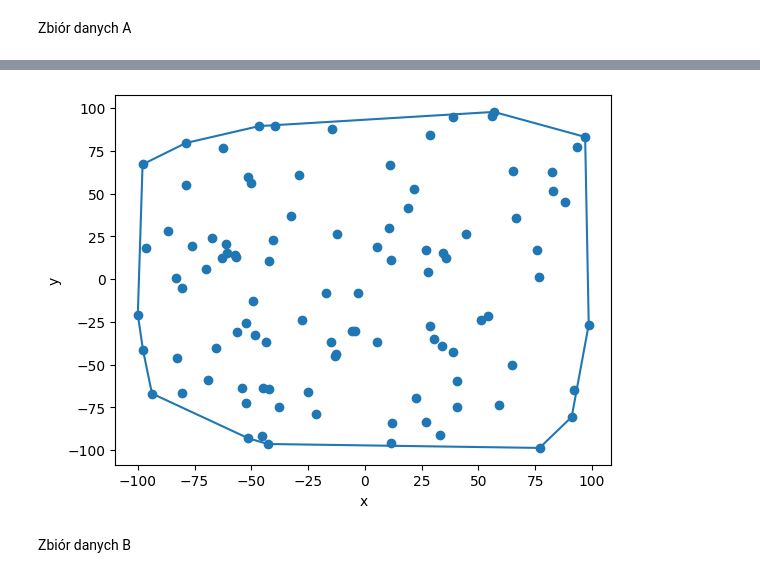
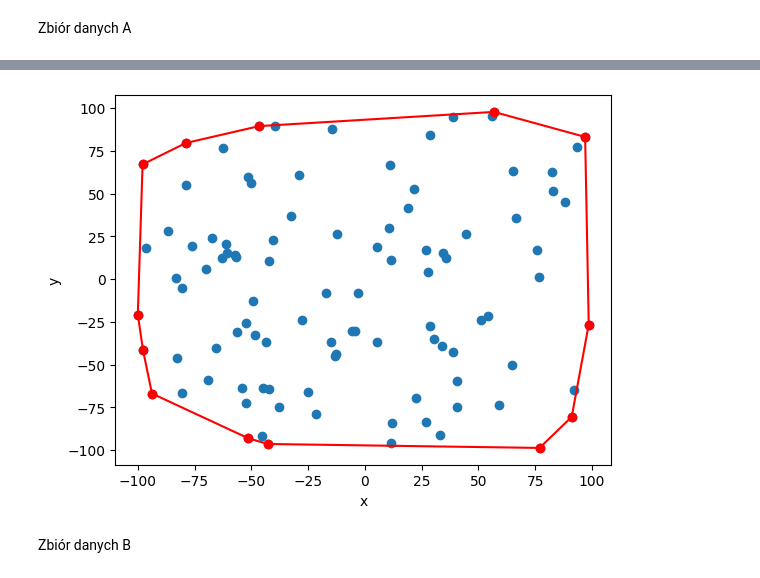
Before and after one commit to WSm-77/geometric_algorithms, a Jupyter notebook: lab2/main.ipynb, the cells around one changed output, grey strips where cells are left out. Cells and saved outputs as stored; diff of their text form; code cells hidden in the pictures.

```diff
--- a/lab2/main.ipynb
+++ b/lab2/main.ipynb
@@ -730,12 +619,7 @@ vis_graham_a.show_gif(interval=200)
-# %%
-# visualize(graham_points_a)
-vis.clear()
-vis.add_point(points_a)
-vis.add_line_segment([(graham_points_a[i], graham_points_a[i+1]) for i in range(len(graham_points_a)-1)])
-vis.add_line_segment([graham_points_a[-1], graham_points_a[0]])
-vis.show()
-# %% [output]
-[figure, removed]
+# %%
+visualise_hull(points_a, graham_points_a)
+# %% [output]
+[figure, added]
 # %% [markdown]
 Zbiór danych B
 # %%
```
Also changed, not shown: parts of 28 cells of this notebook.
